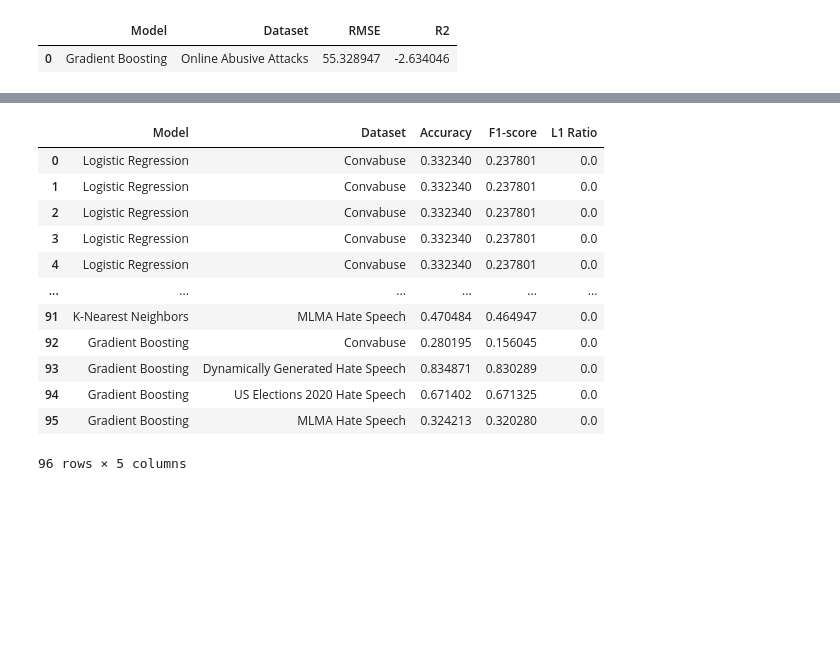
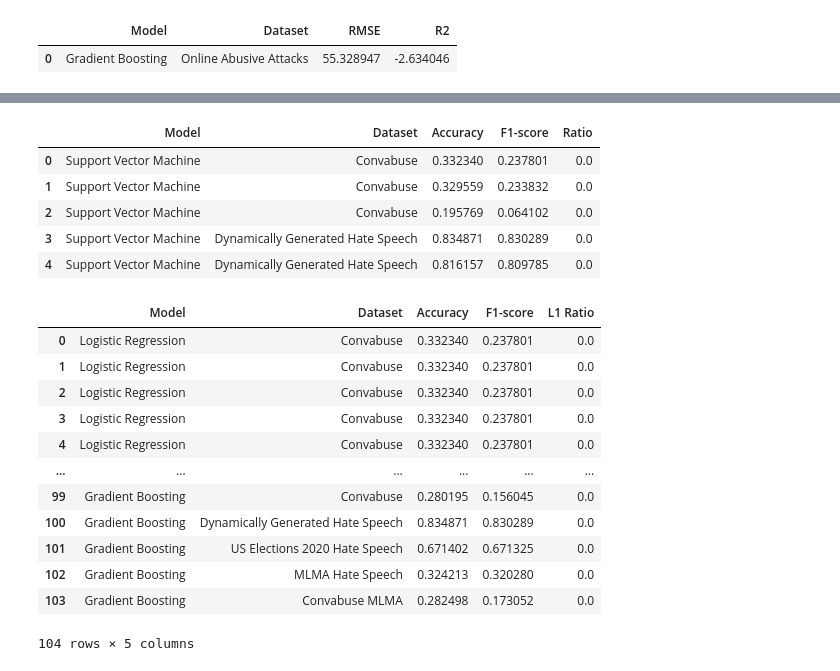
Before and after one commit to cfornesa/political_polarization, a Jupyter notebook: Model_Results.ipynb, the cells around one changed output, grey strips where cells are left out. Drawn from its saved outputs; the diff is of its cells as text; code cells hidden in the pictures; blank space fills up the shorter version.

```diff
--- a/Model_Results.ipynb
+++ b/Model_Results.ipynb
@@ -219,3 +249,14 @@ regression_results.to_csv(f"{results_path}regression_results.csv", index=False)
+# %%
+# Remove the second "F1-score" column from support_vector_classification
+support_vector_classification = support_vector_classification.loc[:,~support_vector_classification.columns.duplicated()]
+support_vector_classification.head()
+# %% [output]
+|  | Model | Dataset | Accuracy | F1-score | Ratio |
+| 0 | Support Vector Machine | Convabuse | 0.332340 | 0.237801 | 0.0 |
+| 1 | Support Vector Machine | Convabuse | 0.329559 | 0.233832 | 0.0 |
+| 2 | Support Vector Machine | Convabuse | 0.195769 | 0.064102 | 0.0 |
+| 3 | Support Vector Machine | Dynamically Generated Hate Speech | 0.834871 | 0.830289 | 0.0 |
+| 4 | Support Vector Machine | Dynamically Generated Hate Speech | 0.816157 | 0.809785 | 0.0 |
 # %%
 classification_results = pd.concat([logistic_regression, support_vector_classification, decision_tree_classification, random_forest_classification, knn_classification, gb_classification]).reset_index(drop=True)
 classification_results['Dataset'] = classification_results['Dataset'].replace("US Elections 2020 Election Hate Speech", "US Elections 2020 Hate Speech")
@@ -232,12 +273,12 @@ classification_results
 | 3 | Logistic Regression | Convabuse | 0.332340 | 0.237801 | 0.0 |
 | 4 | Logistic Regression | Convabuse | 0.332340 | 0.237801 | 0.0 |
 | ... | ... | ... | ... | ... | ... |
-| 91 | K-Nearest Neighbors | MLMA Hate Speech | 0.470484 | 0.464947 | 0.0 |
-| 92 | Gradient Boosting | Convabuse | 0.280195 | 0.156045 | 0.0 |
-| 93 | Gradient Boosting | Dynamically Generated Hate Speech | 0.834871 | 0.830289 | 0.0 |
-| 94 | Gradient Boosting | US Elections 2020 Hate Speech | 0.671402 | 0.671325 | 0.0 |
-| 95 | Gradient Boosting | MLMA Hate Speech | 0.324213 | 0.320280 | 0.0 |
+| 99 | Gradient Boosting | Convabuse | 0.280195 | 0.156045 | 0.0 |
+| 100 | Gradient Boosting | Dynamically Generated Hate Speech | 0.834871 | 0.830289 | 0.0 |
+| 101 | Gradient Boosting | US Elections 2020 Hate Speech | 0.671402 | 0.671325 | 0.0 |
+| 102 | Gradient Boosting | MLMA Hate Speech | 0.324213 | 0.320280 | 0.0 |
+| 103 | Gradient Boosting | Convabuse MLMA | 0.282498 | 0.173052 | 0.0 |
-96 rows × 5 columns
+104 rows × 5 columns
 # %%
 classification_results.to_csv(f"{results_path}classification_results.csv", index=False)
 # %%
```
Also changed, not shown: parts of 11 cells of this notebook, 23 other files.
